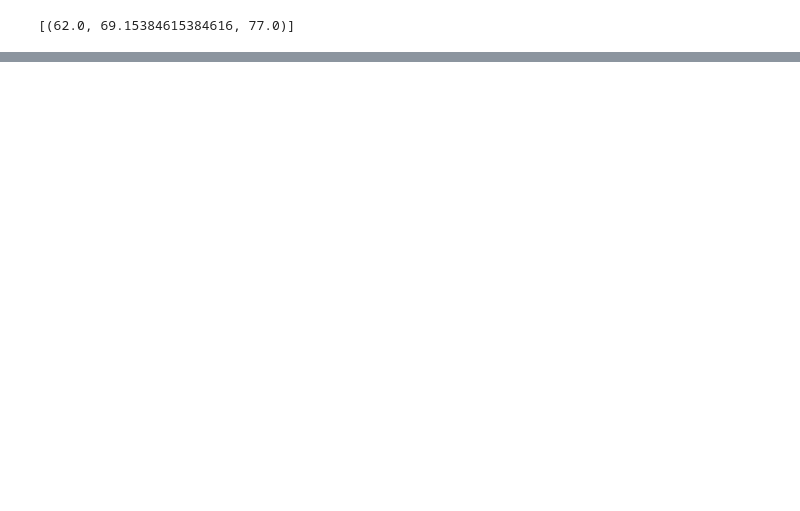
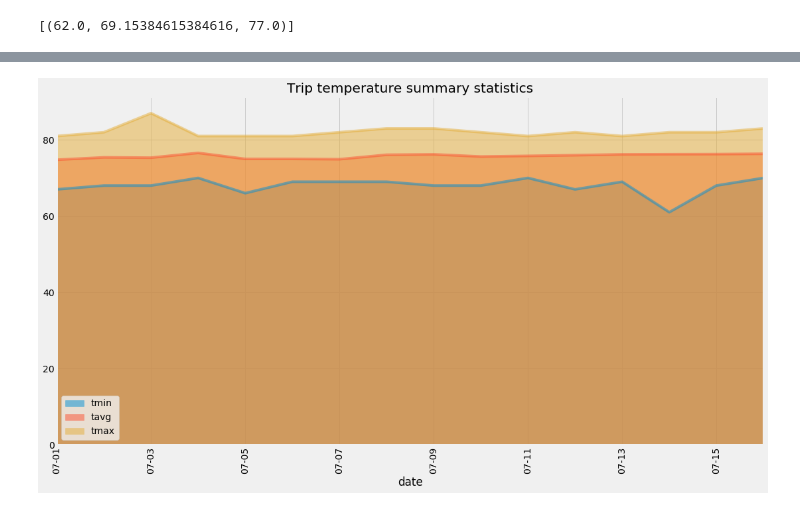
Before and after one commit to DenebAguirre/SQLAlchemy-challenge, a Jupyter notebook: climate_starter.ipynb, the cells around one changed output, grey strips where cells are left out. Saved outputs shown, nothing was run; the diff lists cells and outputs as text; code cells hidden in the pictures; blank space fills up the shorter version.

```diff
--- a/climate_starter.ipynb
+++ b/climate_starter.ipynb
@@ -258,11 +290,28 @@ daily_normals("01-01")
 # %%
 # calculate the daily normals for your trip
 # push each tuple of calculations into a list called `normals`
+normals=[]
+trip_dates = []
 
 # Set the start and end date of the trip
+start_d = dt.date(2017, 7, 1)
+end_d = dt.date(2017, 7, 16)
 
 # Use the start and end date to create a range of dates
+# Stip off the year and save a list of %m-%d strings
+# Loop through the list of %m-%d strings and calculate the normals for each date
 
-# Stip off the year and save a list of %m-%d strings
+#I skiped all that and solved it through this two for loop.
+#Because while using dt.date it just gives me a 7-1 date format, so it didn't work
+for x in range(1,10,1):
+    date = f'07-0{x}'
+    trip_dates.append(date)
+    normals.extend(daily_normals(date))
 
-# Loop through the list of %m-%d strings and calculate the normals for each date
+for x in range(10,17,1):
+    date = f'07-{x}'
+    trip_dates.append(date)
+    # I use extend and not append to avoid messy lists like [(67.0, 74.77777777777777, 81.0)]
+    #And also avoid problems while exporting to dataframe
+    normals.extend(daily_normals(date))
+normals
@@ -269,2 +335,6 @@ daily_normals("01-01")
 # %%
 # Load the previous query results into a Pandas DataFrame and add the `trip_dates` range as the `date` index
+trip = pd.DataFrame (normals, columns = ["tmin", 'tavg', 'tmax'])
+trip['date'] = trip_dates
+trip.set_index('date', inplace=True)
+trip.head()
@@ -271,2 +349,8 @@ daily_normals("01-01")
 # %%
 # Plot the daily normals as an area plot with `stacked=False`
+trip.plot.area(stacked=False, figsize=(17,9))
+plt.xticks(rotation=90)
+plt.title("Trip temperature summary statistics")
+plt.show()
+# %% [output]
+[figure, added]
```
Also changed, not shown: parts of 13 cells of this notebook.
